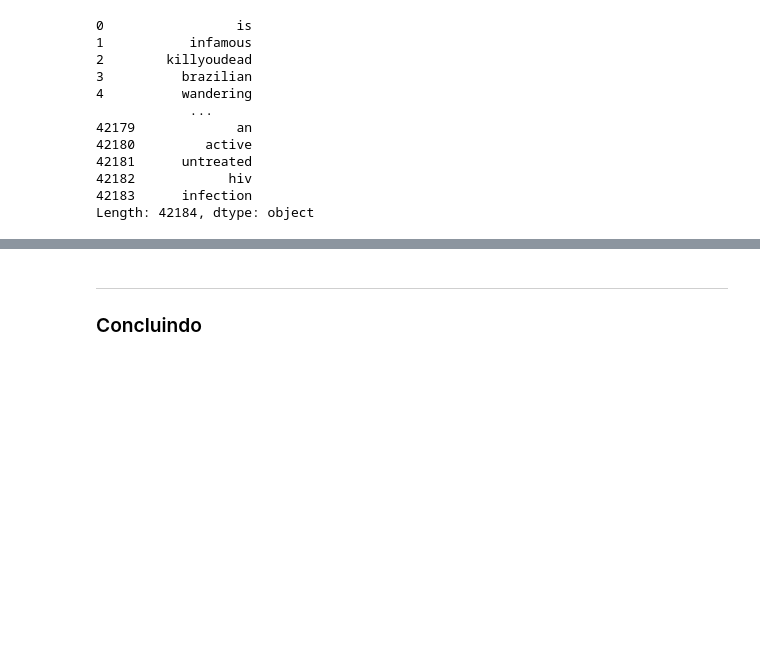
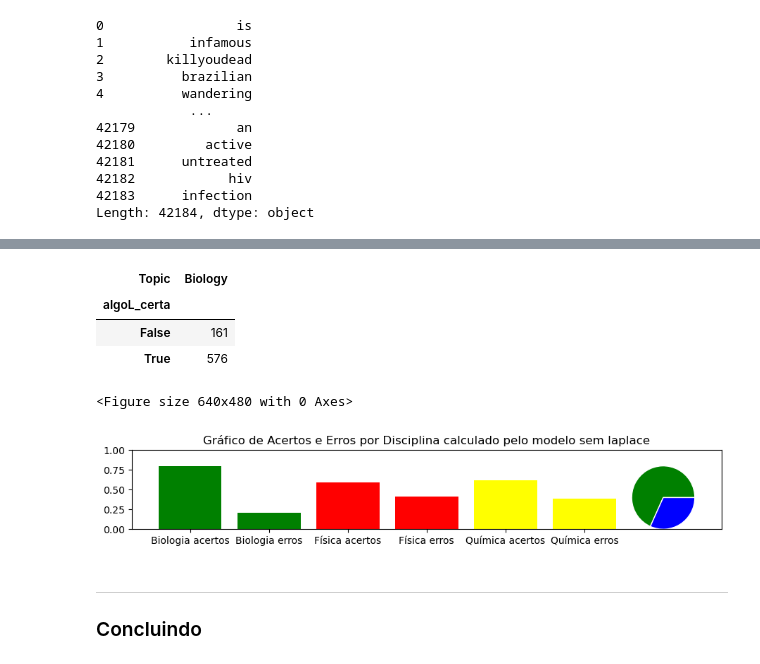
Before and after one commit to Danilo-C-Ramos/C-Dados-Grupo-1, a Jupyter notebook: Projeto1 Template.ipynb, the cells around one changed output, grey strips where cells are left out. Saved outputs shown, nothing was run; the diff lists cells and outputs as text; code cells hidden in the pictures; blank space fills up the shorter version.

Commit message:
Gráfico 1

```diff
--- a/Projeto1 Template.ipynb
+++ b/Projeto1 Template.ipynb
@@ -243,23 +243,17 @@ def algoritmo_1(frase: str):
         if palavra in lista_b:
             probPalavraDadoB *= tabela_b_relativa[palavra]
         else:
-            probPalavraDadoB *= 1
+            probPalavraDadoB *= 0.000001
 
         if palavra in lista_p:
             probPalavraDadoP *= tabela_p_relativa[palavra]
         else:
-            probPalavraDadoP *= 1
-            #print('opa')
+            probPalavraDadoP *= 0.000001
 
         if palavra in lista_c:
             probPalavraDadoC *= tabela_c_relativa[palavra]
         else:
-            probPalavraDadoC *= 1
-            #print('opa')
-
-    if probPalavraDadoP == 0:
-            print(frase)
-
+            probPalavraDadoC *= 0.000001
 
     prob_P_dado_frase = probPalavraDadoP * P_P
     prob_C_dado_frase = probPalavraDadoC * P_C
@@ -284,7 +278,6 @@ def algoritmo_1(frase: str):
             return 'Biology'
 
 
-
 #frases_physics = test.loc[test.Topic == 'Physics']
 #frases_chemistry = test.loc[test.Topic == 'Chemistry']
 #frases_biology = test.loc[test.Topic == 'Biology']
@@ -373,7 +365,7 @@ validacao['algo1'] = 'NaN'
 validacao['algoL'] = 'NaAAAN'
 
 for i, frase in enumerate(test.Comment):
-    frase = cleanup(frase)
+    frase = cleanup_stopwords(frase)
     validacao['algo1'][i] = algoritmo_1(frase)
     validacao['algoL'][i] = algoritmo_laplace(frase)
 
@@ -387,4 +379,4 @@ for i, frase in enumerate(test.Comment):
     else:
         validacao['algoL_certa'][i] = False
 
-validacao.head(15)
+# validacao.head(15)
@@ -457,3 +444,37 @@ Name: count, dtype: int64
+# %%
+cross_L = pd.crosstab(validacao_biologia.Topic, validacao_biologia.algoL_certa)
+display(pd.crosstab(validacao_biologia.algoL_certa, validacao_biologia.Topic))
+plt.figure()
+
+fig, ax = plt.subplots(figsize=(9, 15))
+
+categorias = ['Biologia acertos', 'Biologia erros', 'Física acertos', 'Física erros', 'Química acertos', 'Química erros']
+posicoes = np.arange(1,len(categorias) + 1)
+
+ax.bar(1, taxa_acerto_bio_1, color='Green')
+ax.bar(2, (1 - taxa_acerto_bio_1), color='Green')
+ax.bar(3, taxa_acerto_ph_1, color='Red')
+ax.bar(4, (1 - taxa_acerto_ph_1), color='Red')
+
+ax.bar(5, taxa_acerto_ch_1, color='yellow')
+ax.bar(6, (1 - taxa_acerto_ch_1), color='yellow')
+
+ax.pie(taxa_acerto_1, colors=['Green','Blue'], radius=0.4, center=(7, 0.4),
+       wedgeprops={"linewidth": 1, "edgecolor": "white"}, frame=True)
+
+ax.set_ylim(0, 1)
+plt.xticks(posicoes, categorias, ha='center')
+plt.title('Gráfico de Acertos e Erros por Disciplina calculado pelo modelo sem laplace')
+plt.tight_layout()  # Ajusta para evitar sobreposição
+
+plt.show()
+# %% [output]
+| Topic | Biology |
+| algoL_certa |  |
+| False | 161 |
+| True | 576 |
+<Figure size 640x480 with 0 Axes>
+[figure, added]
 # %% [markdown]
 ___
 ### Concluindo
```
Also changed, not shown: parts of 7 cells of this notebook.
